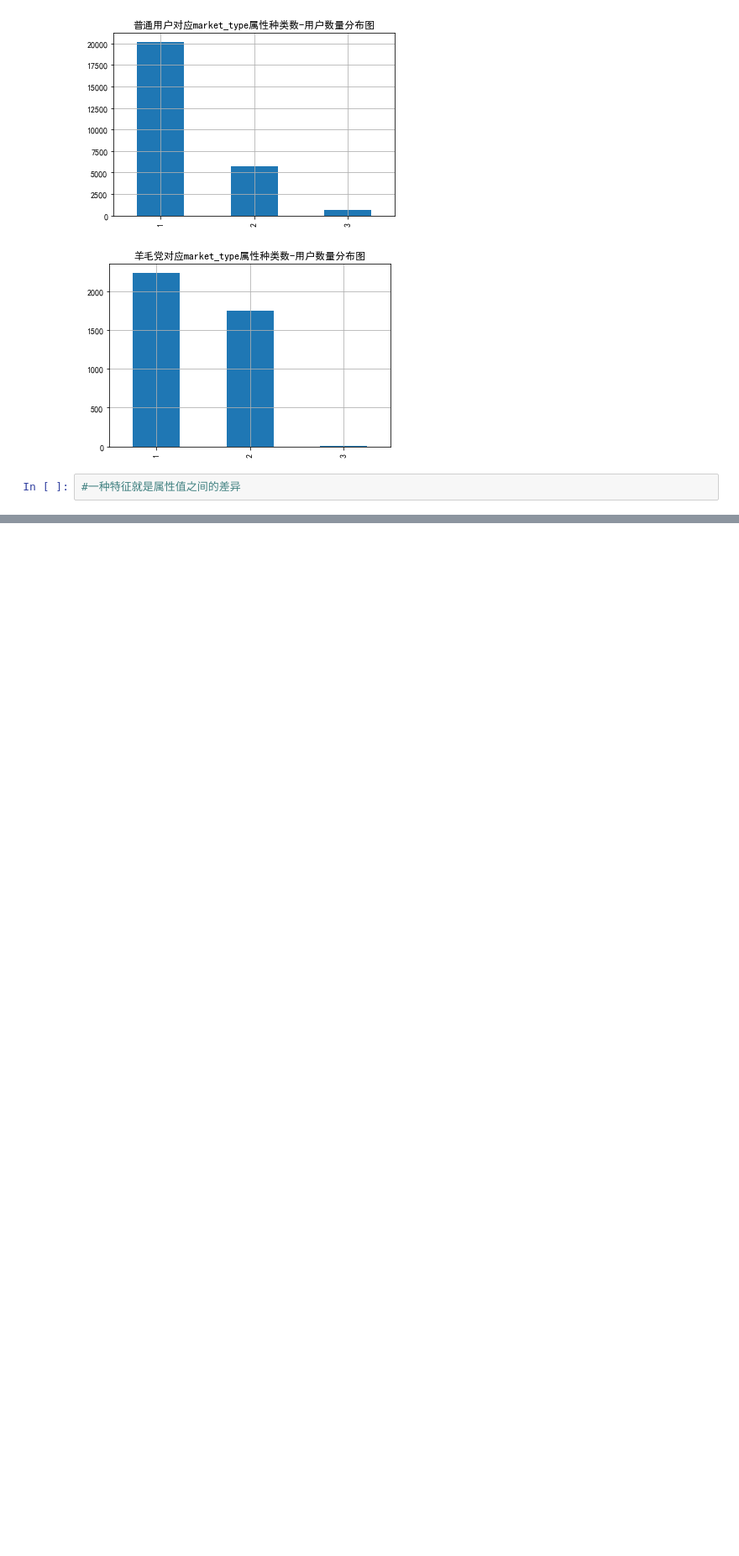
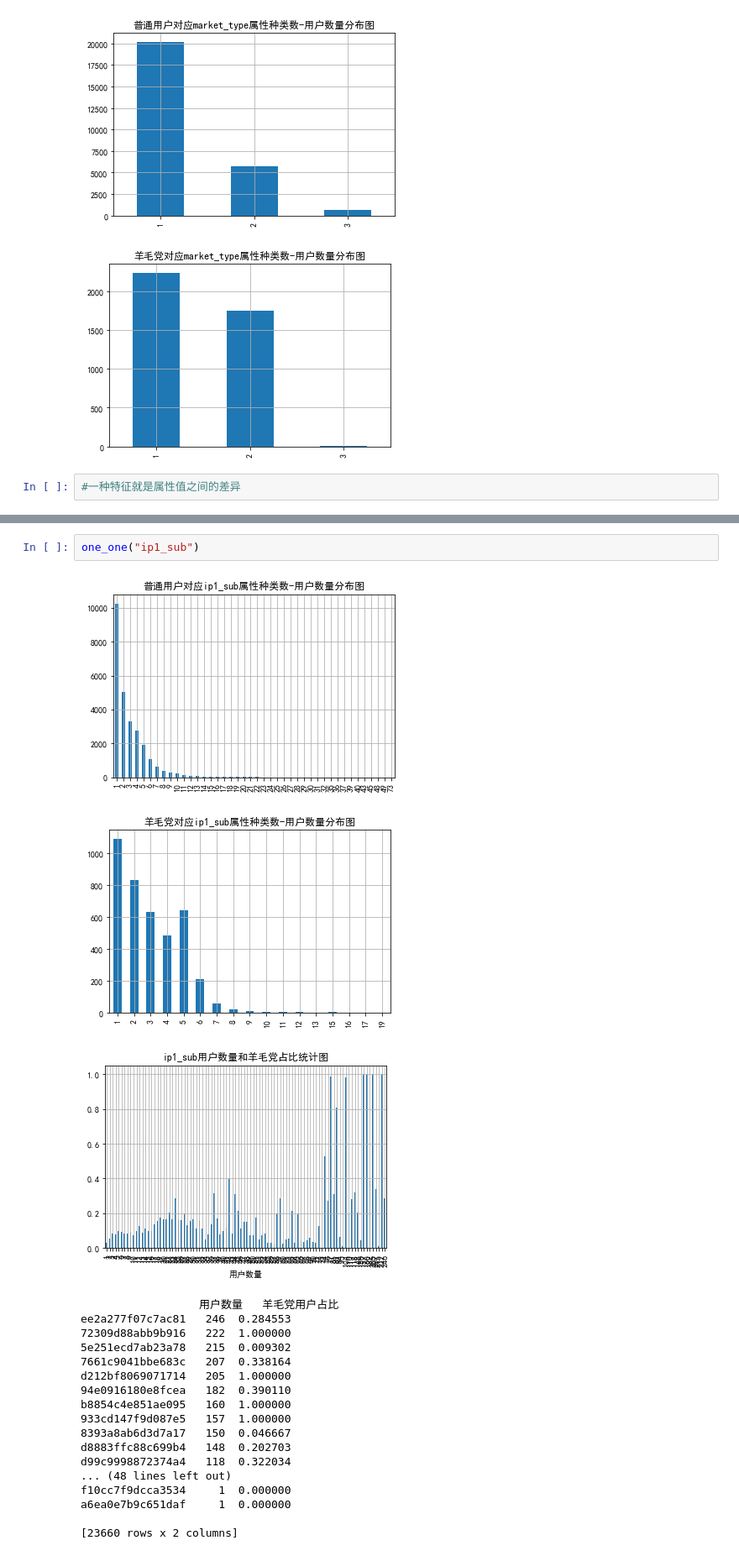
Before and after one commit to ManSsssuper/Competition2-DCTianCheng, a Jupyter notebook: Analysis_transaction.ipynb, the cells around one changed output, grey strips where cells are left out. Shown at 84% size. Saved outputs shown, nothing was run; the diff lists cells and outputs as text; blank space fills up the shorter version.

```diff
--- a/Analysis_transaction.ipynb
+++ b/Analysis_transaction.ipynb
@@ -333,0 +383,23 @@ discrete_field("market_type")
+# %%
+one_one("ip1_sub")
+# %% [output]
+[figure, added]
+[figure, added]
+[figure, added]
+                  用户数量   羊毛党用户占比
+ee2a277f07c7ac81   246  0.284553
+72309d88abb9b916   222  1.000000
+5e251ecd7ab23a78   215  0.009302
+7661c9041bbe683c   207  0.338164
+d212bf8069071714   205  1.000000
+94e0916180e8fcea   182  0.390110
+b8854c4e851ae095   160  1.000000
+933cd147f9d087e5   157  1.000000
+8393a8ab6d3d7a17   150  0.046667
+d8883ffc88c699b4   148  0.202703
+d99c9998872374a4   118  0.322034
+... (48 lines left out)
+f10cc7f9dcca3534     1  0.000000
+a6ea0e7b9c651daf     1  0.000000
+
+[23660 rows x 2 columns]
```
Also changed, not shown: parts of 12 cells of this notebook.
